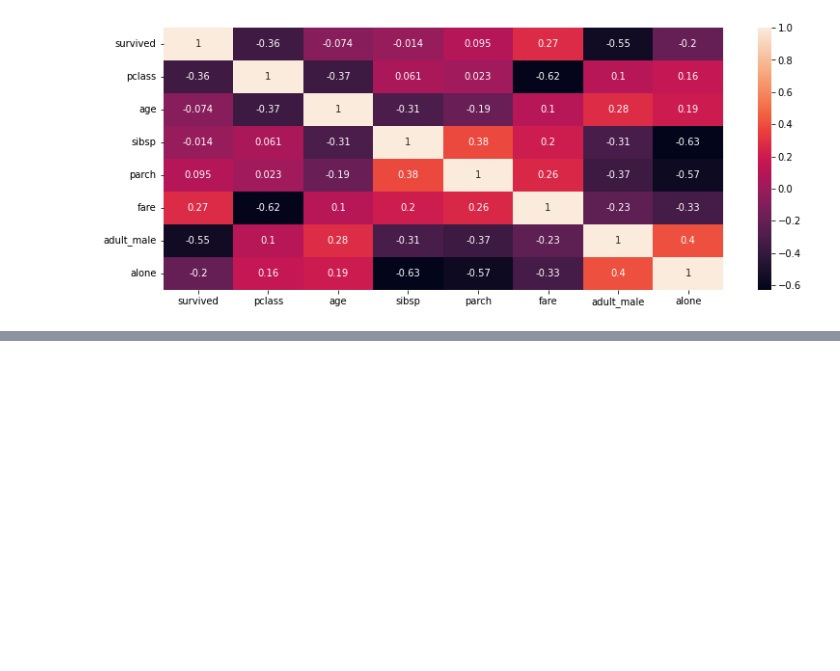
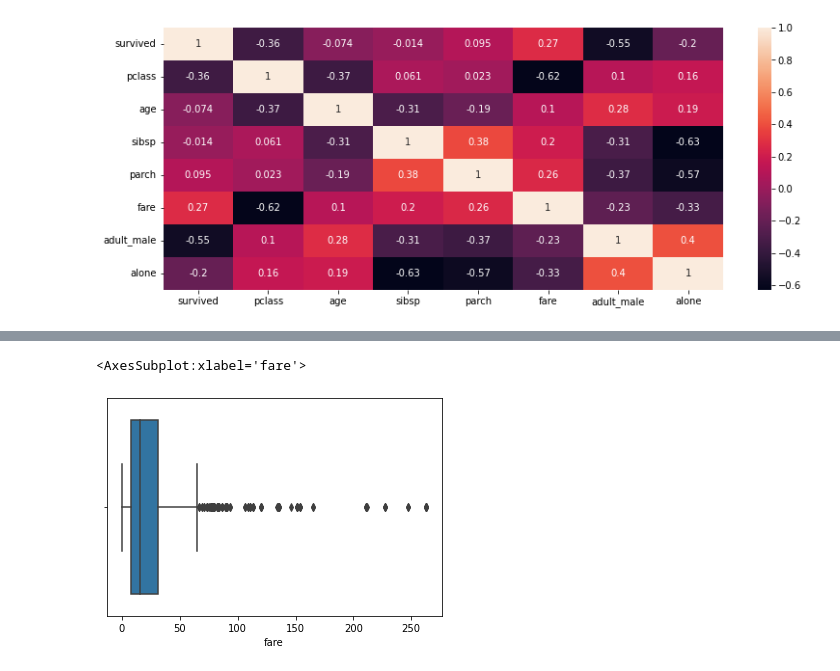
Before and after one commit to Faizack/Data-Science-with-Python, a Jupyter notebook: EDA (Day-14)/EDA.ipynb, the cells around one changed output, grey strips where cells are left out. Saved outputs shown, nothing was run; the diff lists cells and outputs as text; code cells hidden in the pictures; blank space fills up the shorter version.

```diff
--- a/EDA (Day-14)/EDA.ipynb
+++ b/EDA (Day-14)/EDA.ipynb
@@ -357,0 +382,5 @@ sns.heatmap(corr_ks_clean,annot=True)
+# %%
+sns.boxplot(ks_clean['fare'])
+# %% [output]
+<AxesSubplot:xlabel='fare'>
+[figure, added]
```
Also changed, not shown: parts of 7 cells of this notebook, 2 other files.
